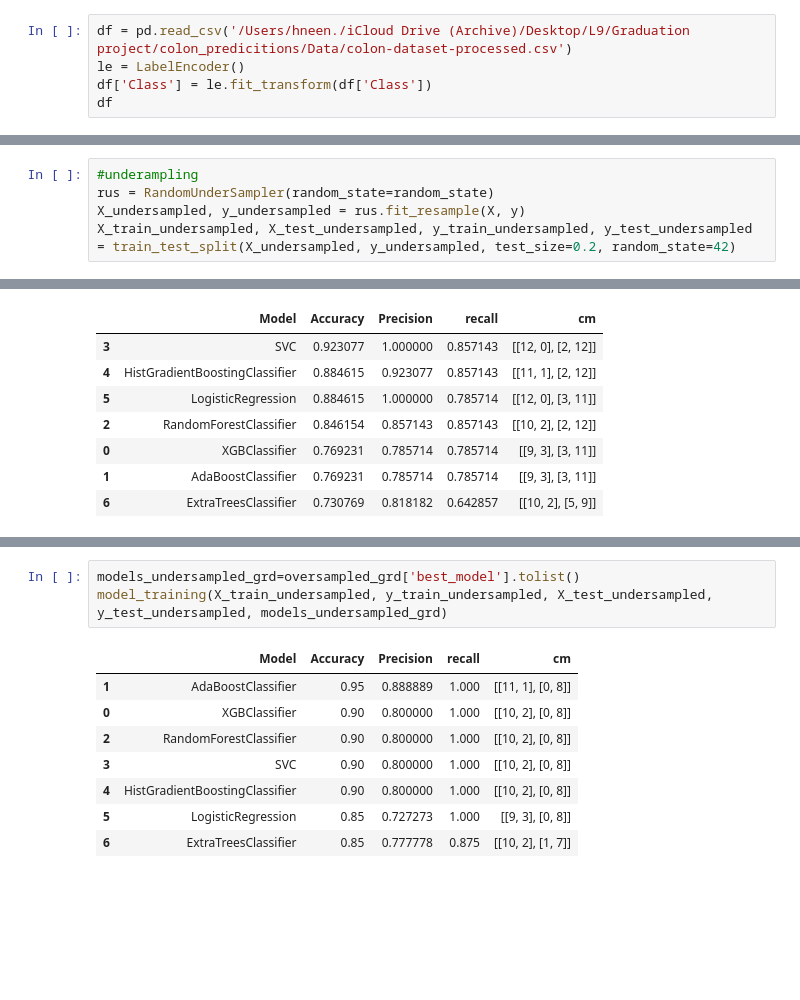
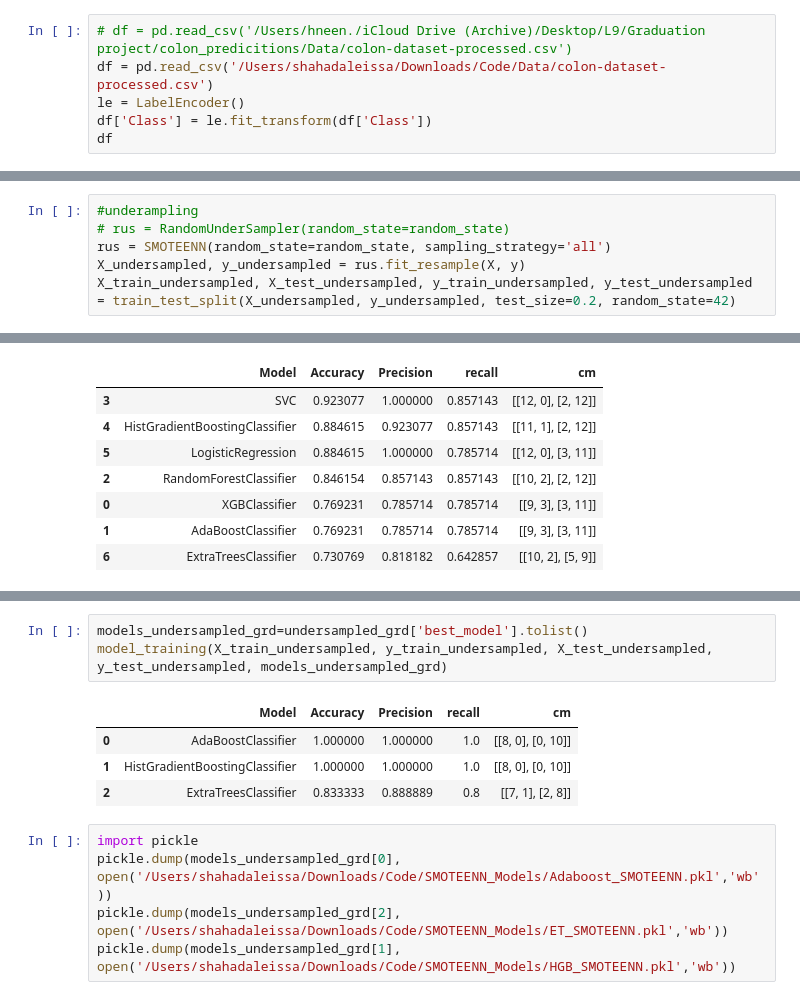
Before and after one commit to shaaleissa/colon_predictions, a Jupyter notebook: Model Training/Optimization.ipynb, the cells around one changed output, grey strips where cells are left out. Drawn from its saved outputs; the diff is of its cells as text; blank space fills up the shorter version.

Commit message:
final models + optimization

```diff
--- a/Model Training/Optimization.ipynb
+++ b/Model Training/Optimization.ipynb
@@ -20,7 +21,8 @@ from sklearn.model_selection import cross_val_score
 from sklearn.calibration import LabelEncoder
 from sklearn.metrics import accuracy_score, precision_score, recall_score
 # %%
-df = pd.read_csv('/Users/hneen./iCloud Drive (Archive)/Desktop/L9/Graduation project/colon_predicitions/Data/colon-dataset-processed.csv')
+# df = pd.read_csv('/Users/hneen./iCloud Drive (Archive)/Desktop/L9/Graduation project/colon_predicitions/Data/colon-dataset-processed.csv')
+df = pd.read_csv('/Users/shahadaleissa/Downloads/Code/Data/colon-dataset-processed.csv')
 le = LabelEncoder()
 df['Class'] = le.fit_transform(df['Class'])
 df
@@ -54,7 +56,8 @@ X_oversampled, y_oversampled = sm.fit_resample(X, y)
 X_train_oversampled, X_test_oversampled, y_train_oversampled, y_test_oversampled = train_test_split(X_oversampled, y_oversampled, test_size=0.2, random_state=42)
 # %%
 #underampling
-rus = RandomUnderSampler(random_state=random_state)
+# rus = RandomUnderSampler(random_state=random_state)
+rus = SMOTEENN(random_state=random_state, sampling_strategy='all')
 X_undersampled, y_undersampled = rus.fit_resample(X, y)
 X_train_undersampled, X_test_undersampled, y_train_undersampled, y_test_undersampled = train_test_split(X_undersampled, y_undersampled, test_size=0.2, random_state=42)
 # %%
@@ -249,12 +258,13 @@ undersampled_grd
 # %%
-models_undersampled_grd=oversampled_grd['best_model'].tolist()
+models_undersampled_grd=undersampled_grd['best_model'].tolist()
 model_training(X_train_undersampled, y_train_undersampled, X_test_undersampled, y_test_undersampled, models_undersampled_grd)
 # %% [output]
 |  | Model | Accuracy | Precision | recall | cm |
-| 1 | AdaBoostClassifier | 0.95 | 0.888889 | 1.000 | [[11, 1], [0, 8]] |
-| 0 | XGBClassifier | 0.90 | 0.800000 | 1.000 | [[10, 2], [0, 8]] |
-| 2 | RandomForestClassifier | 0.90 | 0.800000 | 1.000 | [[10, 2], [0, 8]] |
-| 3 | SVC | 0.90 | 0.800000 | 1.000 | [[10, 2], [0, 8]] |
-| 4 | HistGradientBoostingClassifier | 0.90 | 0.800000 | 1.000 | [[10, 2], [0, 8]] |
-| 5 | LogisticRegression | 0.85 | 0.727273 | 1.000 | [[9, 3], [0, 8]] |
-| 6 | ExtraTreesClassifier | 0.85 | 0.777778 | 0.875 | [[10, 2], [1, 7]] |
+| 0 | AdaBoostClassifier | 1.000000 | 1.000000 | 1.0 | [[8, 0], [0, 10]] |
+| 1 | HistGradientBoostingClassifier | 1.000000 | 1.000000 | 1.0 | [[8, 0], [0, 10]] |
+| 2 | ExtraTreesClassifier | 0.833333 | 0.888889 | 0.8 | [[7, 1], [2, 8]] |
+# %%
+import pickle
+pickle.dump(models_undersampled_grd[0], open('/Users/shahadaleissa/Downloads/Code/SMOTEENN_Models/Adaboost_SMOTEENN.pkl','wb'))
+pickle.dump(models_undersampled_grd[2], open('/Users/shahadaleissa/Downloads/Code/SMOTEENN_Models/ET_SMOTEENN.pkl','wb'))
+pickle.dump(models_undersampled_grd[1], open('/Users/shahadaleissa/Downloads/Code/SMOTEENN_Models/HGB_SMOTEENN.pkl','wb'))
```
Also changed, not shown: parts of 6 cells of this notebook, 4 other files.
